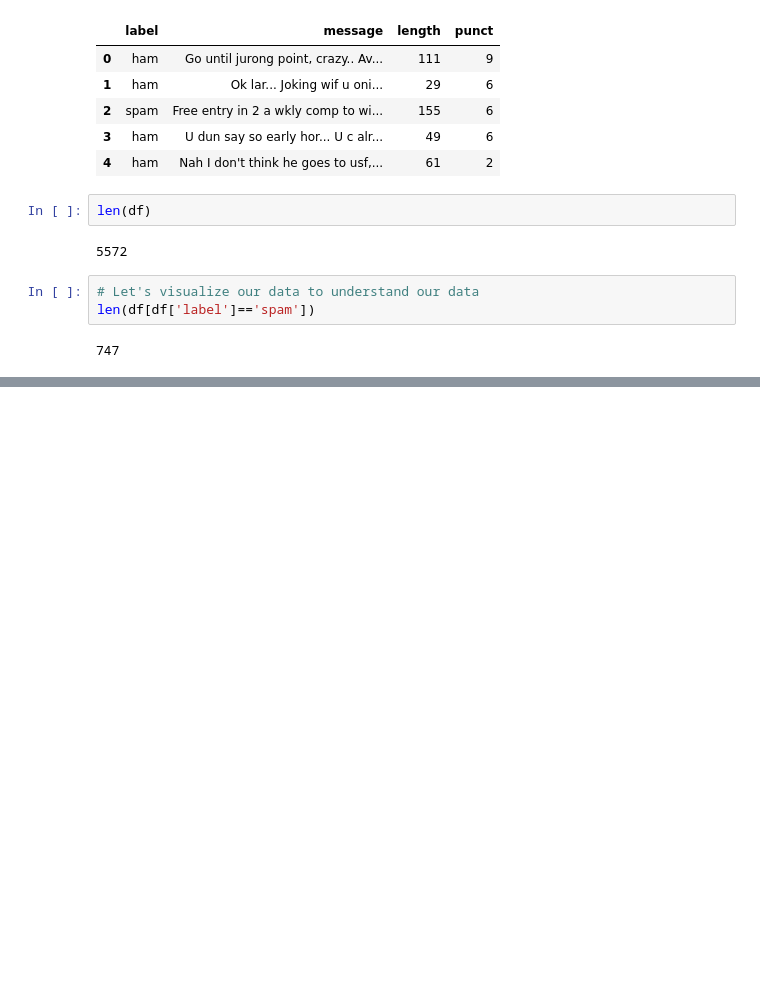
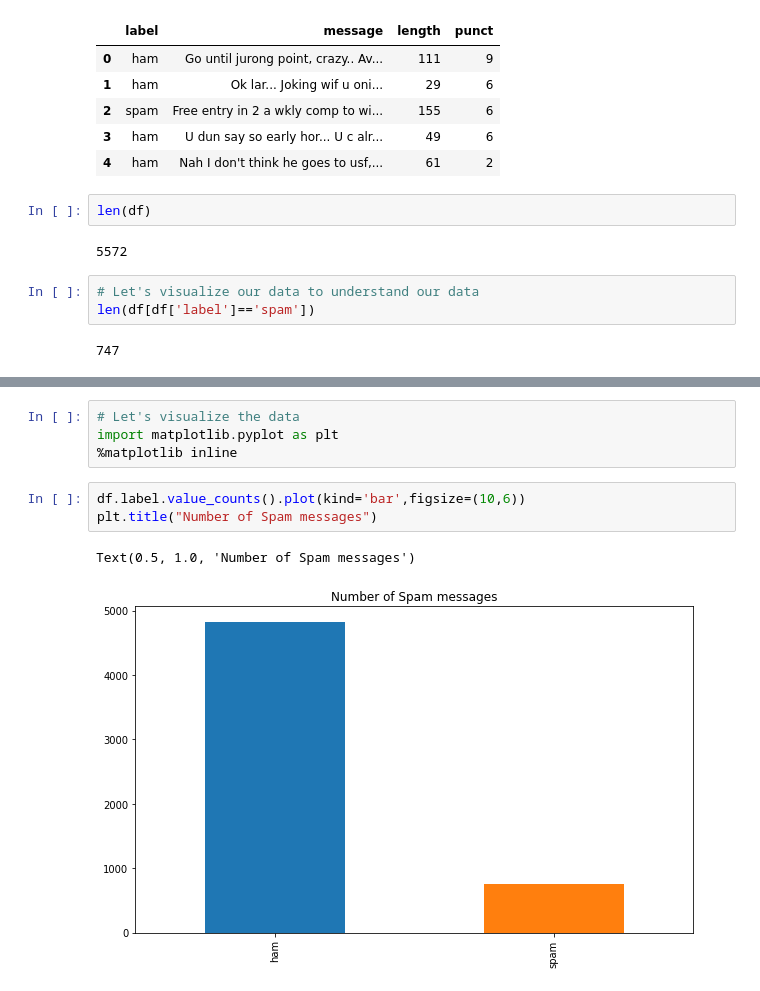
Before and after one commit to aryatomarAI/Natural-Language-Processing-with-python, a Jupyter notebook: Text-Classification/SciKit-Learn-Primer.ipynb, the cells around one changed output, grey strips where cells are left out. Saved outputs shown, nothing was run; the diff lists cells and outputs as text; blank space fills up the shorter version.

Commit message:
Using Machine learning to build a model that will detect whether a mail is spam or not

```diff
--- a/Text-Classification/SciKit-Learn-Primer.ipynb
+++ b/Text-Classification/SciKit-Learn-Primer.ipynb
@@ -42,0 +79,10 @@ len(df[df['label']=='spam'])
+# %%
+# Let's visualize the data
+import matplotlib.pyplot as plt
+%matplotlib inline
+# %%
+df.label.value_counts().plot(kind='bar',figsize=(10,6))
+plt.title("Number of Spam messages")
+# %% [output]
+Text(0.5, 1.0, 'Number of Spam messages')
+[figure, added]
```
Also changed, not shown: parts of 13 cells of this notebook.
